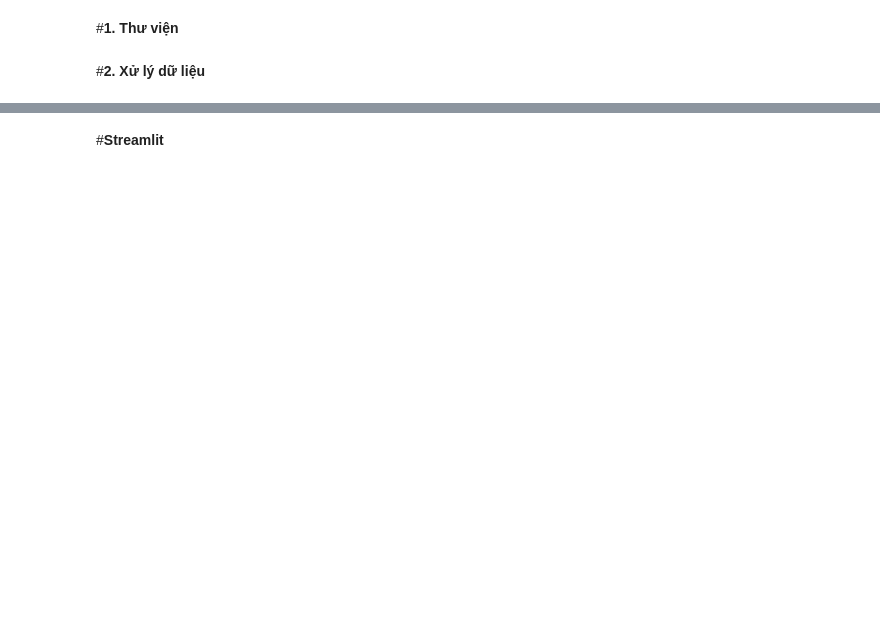
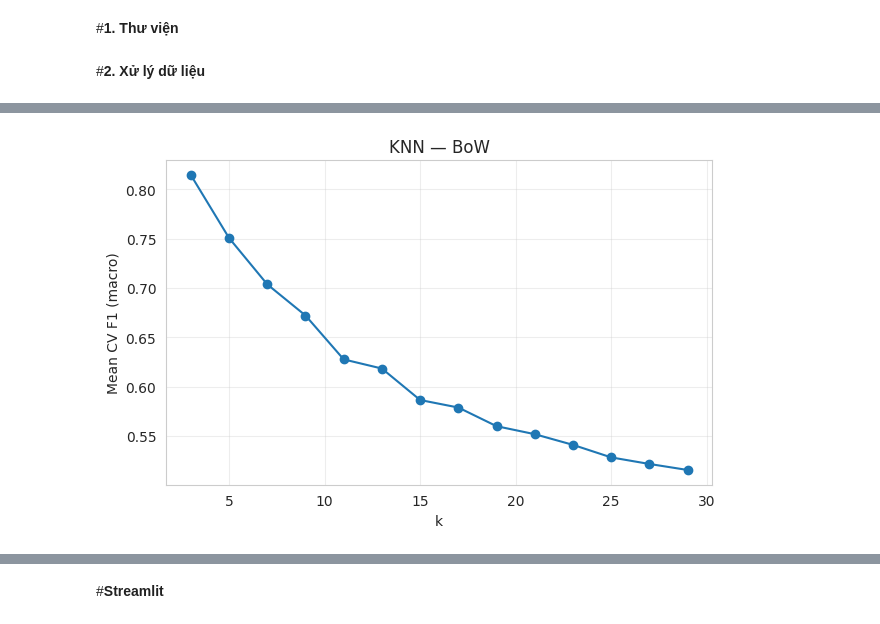
Before and after one commit to yen010390/Classify-the-topic-of-an-article, a Jupyter notebook: Project_3_1_Classify_the_topic_of_an_article.ipynb, the cells around one changed output, grey strips where cells are left out. Saved outputs shown, nothing was run; the diff lists cells and outputs as text; code cells hidden in the pictures; blank space fills up the shorter version.

```diff
--- a/Project_3_1_Classify_the_topic_of_an_article.ipynb
+++ b/Project_3_1_Classify_the_topic_of_an_article.ipynb
@@ -454,8 +64,0 @@ else:
-# %%
-bow_vectorizer = CountVectorizer()
-X_train_bow = bow_vectorizer.fit_transform(X_train)
-X_test_bow  = bow_vectorizer.transform(X_test)
-
-tfidf_vectorizer = TfidfVectorizer()
-X_train_tfidf = tfidf_vectorizer.fit_transform(X_train)
-X_test_tfidf  = tfidf_vectorizer.transform(X_test)
@@ -1557,0 +381,9 @@ print(f"💾 Đã lưu: {csv_path}")
+# %%
+# 4) Cân bằng theo đặc trưng
+BALANCE_BOW = "over"     # 'none'|'over'|'under'
+BALANCE_TFIDF = "over"
+BALANCE_EMB = "smote"    # 'smote' tốt cho dense embeddings
+
+X_train_bow_bal,   y_train_bow_bal   = make_balanced(X_train_bow,   y_train, BALANCE_BOW,   for_embeddings=False)
+X_train_tfidf_bal, y_train_tfidf_bal = make_balanced(X_train_tfidf, y_train, BALANCE_TFIDF, for_embeddings=False)
+X_train_emb_bal,   y_train_emb_bal   = make_balanced(X_train_emb,   y_train, BALANCE_EMB,   for_embeddings=True)
@@ -1557,0 +420,73 @@ print(f"💾 Đã lưu: {csv_path}")
+# %%
+# 6) Tuning + Train từng họ mô hình
+# KNN
+best_k_bow   = tune_knn(X_train_bow_bal,   y_train_bow_bal,   "KNN — BoW")
+best_k_tfidf = tune_knn(X_train_tfidf_bal, y_train_tfidf_bal, "KNN — TF-IDF")
+best_k_emb   = tune_knn(X_train_emb_bal,   y_train_emb_bal,   "KNN — Embeddings")
+knn_bow      = KNeighborsClassifier(n_neighbors=best_k_bow, metric="cosine", algorithm="brute").fit(X_train_bow_bal,   y_train_bow_bal)
+knn_tfidf    = KNeighborsClassifier(n_neighbors=best_k_tfidf, metric="cosine", algorithm="brute").fit(X_train_tfidf_bal, y_train_tfidf_bal)
+knn_emb      = KNeighborsClassifier(n_neighbors=best_k_emb, metric="cosine", algorithm="brute").fit(X_train_emb_bal,   y_train_emb_bal)
+knn_bow_pred   = knn_bow.predict(X_test_bow)
+knn_tfidf_pred = knn_tfidf.predict(X_test_tfidf)
+knn_emb_pred   = knn_emb.predict(X_test_emb)
+
+# Decision Tree (convert dense khi cần)
+best_depth_bow   = tune_dt(to_dense(X_train_bow_bal),   y_train_bow_bal,   "DT — BoW")
+best_depth_tfidf = tune_dt(to_dense(X_train_tfidf_bal), y_train_tfidf_bal, "DT — TF-IDF")
+best_depth_emb   = tune_dt(X_train_emb_bal,             y_train_emb_bal,   "DT — Embeddings")
+dt_bow   = DecisionTreeClassifier(max_depth=best_depth_bow,   class_weight="balanced", random_state=SEED).fit(to_dense(X_train_bow_bal),   y_train_bow_bal)
+dt_tfidf = DecisionTreeClassifier(max_depth=best_depth_tfidf, class_weight="balanced", random_state=SEED).fit(to_dense(X_train_tfidf_bal), y_train_tfidf_bal)
+dt_emb   = DecisionTreeClassifier(max_depth=best_depth_emb,   class_weight="balanced", random_state=SEED).fit(X_train_emb_bal,             y_train_emb_bal)
+dt_bow_pred   = dt_bow.predict(to_dense(X_test_bow))
+dt_tfidf_pred = dt_tfidf.predict(to_dense(X_test_tfidf))
+dt_emb_pred   = dt_emb.predict(X_test_emb)
+
+# Naive Bayes
+best_alpha_bow   = tune_mnb(X_train_bow_bal,   y_train_bow_bal,   "MultinomialNB — BoW")
+best_alpha_tfidf = tune_mnb(X_train_tfidf_bal, y_train_tfidf_bal, "MultinomialNB — TF-IDF")
+mnb_bow   = MultinomialNB(alpha=best_alpha_bow).fit(X_train_bow_bal,   y_train_bow_bal)
+mnb_tfidf = MultinomialNB(alpha=best_alpha_tfidf).fit(X_train_tfidf_bal, y_train_tfidf_bal)
+mnb_bow_pred   = mnb_bow.predict(X_test_bow)
+mnb_tfidf_pred = mnb_tfidf.predict(X_test_tfidf)
+
+best_vs_emb = tune_gnb(X_train_emb_bal, y_train_emb_bal, "GaussianNB — Embeddings")
+gnb_emb = GaussianNB(var_smoothing=best_vs_emb).fit(X_train_emb_bal, y_train_emb_bal)
+gnb_emb_pred = gnb_emb.predict(X_test_emb)
+
+# Ridge
+best_alpha_bow_ridge   = tune_ridge(X_train_bow_bal,   y_train_bow_bal,   "Ridge — BoW")
+best_alpha_tfidf_ridge = tune_ridge(X_train_tfidf_bal, y_train_tfidf_bal, "Ridge — TF-IDF")
+best_alpha_emb_ridge   = tune_ridge(X_train_emb_bal,   y_train_emb_bal,   "Ridge — Embeddings")
+ridge_bow   = RidgeClassifier(alpha=best_alpha_bow_ridge,   class_weight='balanced', random_state=SEED).fit(X_train_bow_bal,   y_train_bow_bal)
+ridge_tfidf = RidgeClassifier(alpha=best_alpha_tfidf_ridge, class_weight='balanced', random_state=SEED).fit(X_train_tfidf_bal, y_train_tfidf_bal)
+ridge_emb   = RidgeClassifier(alpha=best_alpha_emb_ridge,   class_weight='balanced', random_state=SEED).fit(X_train_emb_bal,   y_train_emb_bal)
+ridge_bow_pred   = ridge_bow.predict(X_test_bow)
+ridge_tfidf_pred = ridge_tfidf.predict(X_test_tfidf)
+ridge_emb_pred   = ridge_emb.predict(X_test_emb)
+
+# Logistic Regression
+best_C_bow_log   = tune_logreg(X_train_bow_bal,   y_train_bow_bal,   "LogReg — BoW")
+best_C_tfidf_log = tune_logreg(X_train_tfidf_bal, y_train_tfidf_bal, "LogReg — TF-IDF")
+best_C_emb_log   = tune_logreg(X_train_emb_bal,   y_train_emb_bal,   "LogReg — Embeddings")
+log_bow   = LogisticRegression(C=best_C_bow_log, penalty='l2', solver='saga', max_iter=3000,
+                               class_weight='balanced', random_state=SEED, n_jobs=-1).fit(X_train_bow_bal, y_train_bow_bal)
+log_tfidf = LogisticRegression(C=best_C_tfidf_log, penalty='l2', solver='saga', max_iter=3000,
+                               class_weight='balanced', random_state=SEED, n_jobs=-1).fit(X_train_tfidf_bal, y_train_tfidf_bal)
+log_emb   = LogisticRegression(C=best_C_emb_log, penalty='l2', solver='saga', max_iter=3000,
+                               class_weight='balanced', random_state=SEED, n_jobs=-1).fit(X_train_emb_bal, y_train_emb_bal)
+log_bow_pred   = log_bow.predict(X_test_bow)
+log_tfidf_pred = log_tfidf.predict(X_test_tfidf)
+log_emb_pred   = log_emb.predict(X_test_emb)
+
+# LinearSVC
+best_C_bow_svc   = tune_linsvc(X_train_bow_bal,   y_train_bow_bal,   "LinearSVC — BoW")
+best_C_tfidf_svc = tune_linsvc(X_train_tfidf_bal, y_train_tfidf_bal, "LinearSVC — TF-IDF")
+best_C_emb_svc   = tune_linsvc(X_train_emb_bal,   y_train_emb_bal,   "LinearSVC — Embeddings")
+svc_bow   = LinearSVC(C=best_C_bow_svc,   class_weight='balanced', random_state=SEED).fit(X_train_bow_bal,   y_train_bow_bal)
+svc_tfidf = LinearSVC(C=best_C_tfidf_svc, class_weight='balanced', random_state=SEED).fit(X_train_tfidf_bal, y_train_tfidf_bal)
+svc_emb   = LinearSVC(C=best_C_emb_svc,   class_weight='balanced', random_state=SEED).fit(X_train_emb_bal,   y_train_emb_bal)
+svc_bow_pred   = svc_bow.predict(X_test_bow)
+svc_tfidf_pred = svc_tfidf.predict(X_test_tfidf)
+svc_emb_pred   = svc_emb.predict(X_test_emb)
+# %% [output]
+[figure, added]
```
Also changed, not shown: parts of 59 cells of this notebook.
